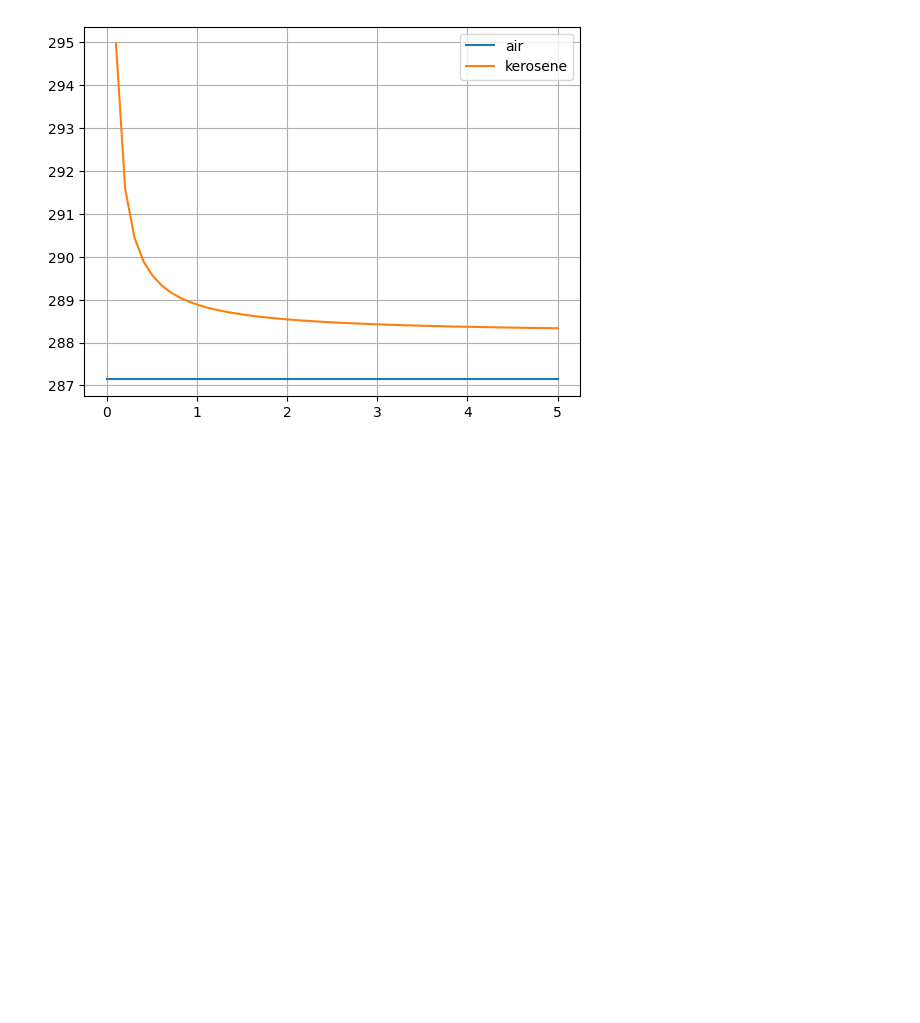
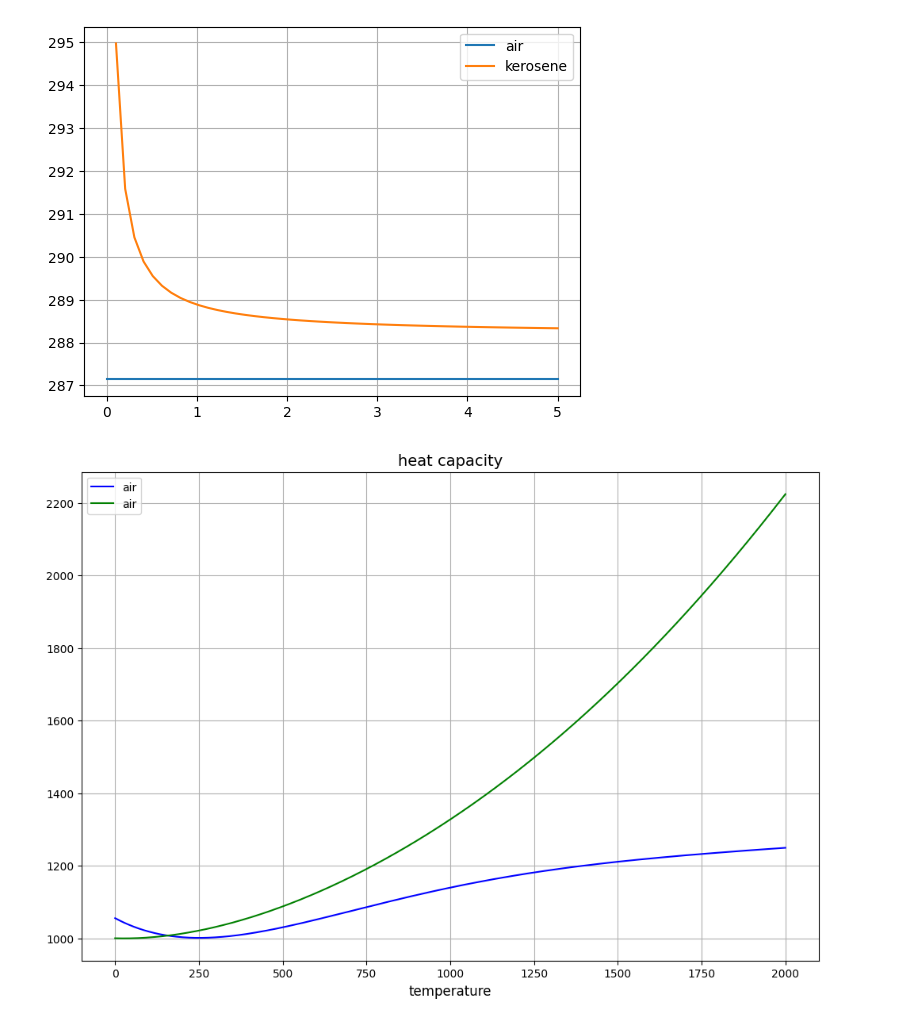
Before and after one commit to ParkhomenkoDV/thermodynamics, a Jupyter notebook: examples/thermodynamics.ipynb, the cells around one changed output. Cells and saved outputs as stored; diff of their text form; code cells hidden in the pictures; blank space fills up the shorter version.

```diff
--- a/examples/thermodynamics.ipynb
+++ b/examples/thermodynamics.ipynb
@@ -33,6 +62,24 @@ plt.grid()
 plt.show()
 # %% [output]
 [figure]
+# %%
+temperature = np.linspace(0, 2000, 1000)
+
+
+def cp_air(t):
+    return heat_capacity_at_constant_pressure("N2", t) * 0.7808 + heat_capacity_at_constant_pressure("O2", t) * 0.2095 + heat_capacity_at_constant_pressure("Ar", t) * 0.0093 + heat_capacity_at_constant_pressure("CO2", t) * 0.00034
+
+
+plt.figure(figsize=(12, 8))
+plt.title("heat capacity", fontsize=14)
+plt.xlabel("temperature", fontsize=12)
+plt.plot(temperature, [heat_capacity_at_constant_pressure("air", t) for t in temperature], color="blue", label="air")
+plt.plot(temperature, [cp_air(t) for t in temperature], color="green", label="air")
+plt.legend()
+plt.grid()
+plt.show()
+# %% [output]
+[figure, added]
 # %%
 temperature = np.linspace(0, 2000, 1000)
 fuel = "kerosene"
```
Also changed, not shown: parts of 5 cells of this notebook, 1 other file.
